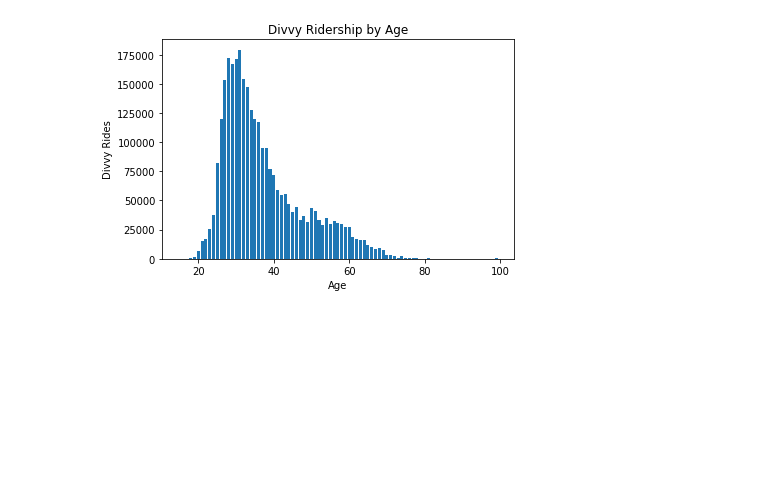
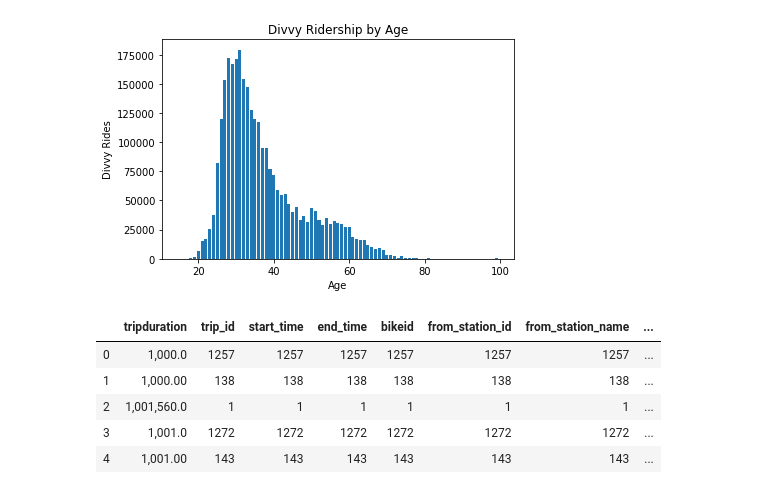
Before and after one commit to AlejandraRosa/Divvy_Project, a Jupyter notebook: Divvy_main.ipynb, the cells around one changed output. Drawn from its saved outputs; the diff is of its cells as text; code cells hidden in the pictures; blank space fills up the shorter version.

```diff
--- a/Divvy_main.ipynb
+++ b/Divvy_main.ipynb
@@ -326,3 +326,5 @@ plt.savefig('Output/day_plot_2.png')
 plt.show()
 # %% [output]
 [figure]
+# %%
+divvy_combined['tripduration'] = pd.to_numeric(divvy_combined['tripduration'], errors='coerce')
@@ -836,3 +840,13 @@ plt.savefig('Output/age.png', dpi=fig.dpi)
 plt.show()
 # %% [output]
 [figure]
+# %%
+divvy_trip = pd.DataFrame(divvy_combined.groupby(["tripduration"]).count().reset_index())
+divvy_trip.head()
+# %% [output]
+|  | tripduration | trip_id | start_time | end_time | bikeid | from_station_id | from_station_name | ... |
+| 0 | 1,000.0 | 1257 | 1257 | 1257 | 1257 | 1257 | 1257 | ... |
+| 1 | 1,000.00 | 138 | 138 | 138 | 138 | 138 | 138 | ... |
+| 2 | 1,001,560.0 | 1 | 1 | 1 | 1 | 1 | 1 | ... |
+| 3 | 1,001.0 | 1272 | 1272 | 1272 | 1272 | 1272 | 1272 | ... |
+| 4 | 1,001.00 | 143 | 143 | 143 | 143 | 143 | 143 | ... |
```
Also changed, not shown: parts of 2 cells of this notebook.
